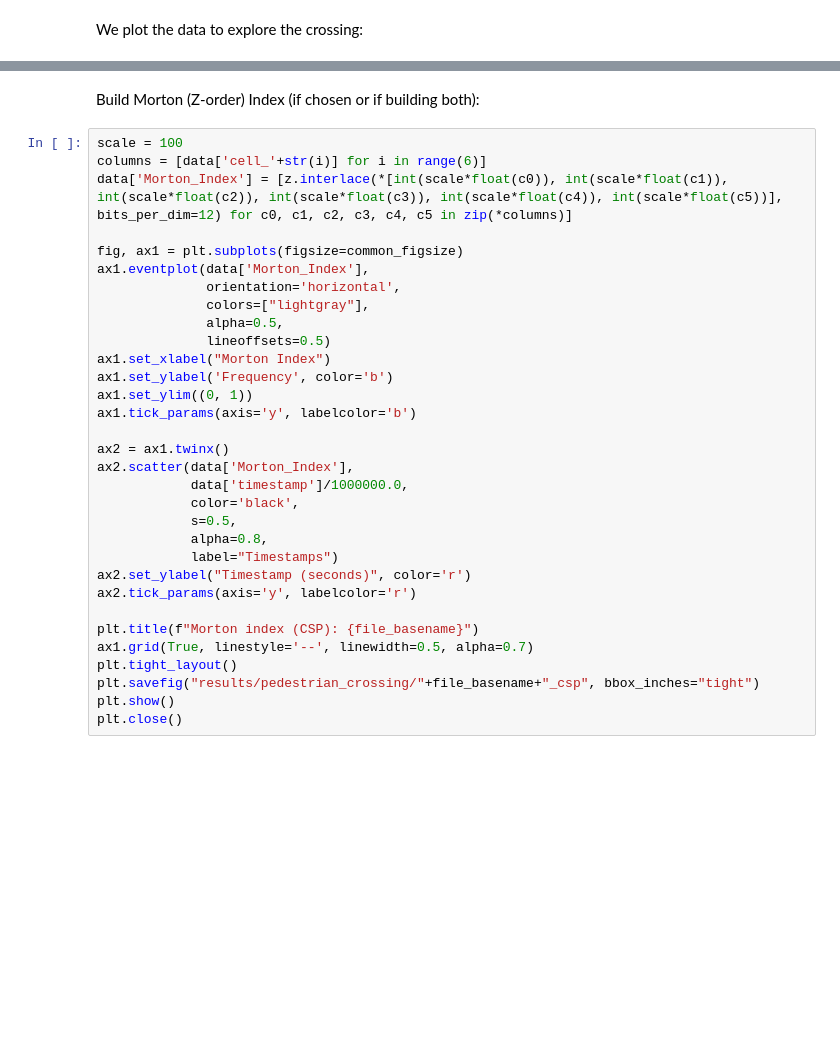
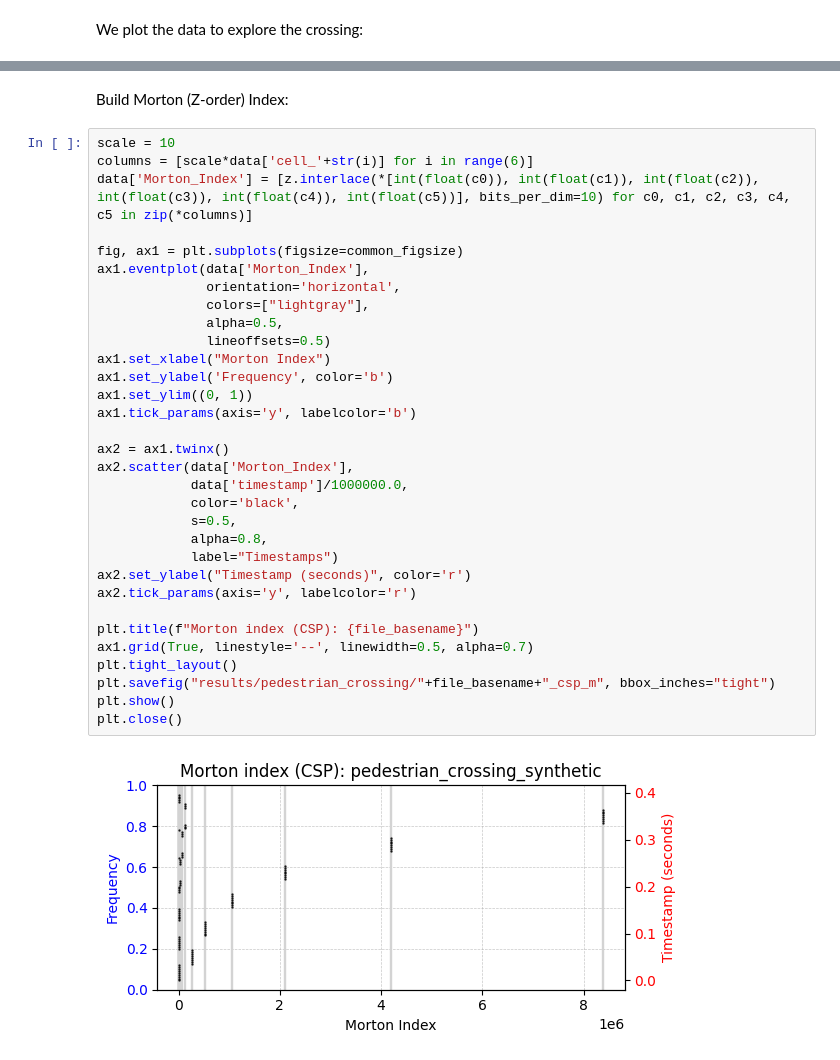
Before and after one commit to beatrizcabdan/DiverSFC, a Jupyter notebook: 250319_6D_pedestrian_crossing_csp.ipynb, the cells around one changed output, grey strips where cells are left out. Saved outputs shown, nothing was run; the diff lists cells and outputs as text; blank space fills up the shorter version.

```diff
--- a/250319_6D_pedestrian_crossing_csp.ipynb
+++ b/250319_6D_pedestrian_crossing_csp.ipynb
@@ -49,34 +53,36 @@ plt.close()
 # %% [markdown]
-Build Morton (Z-order) Index (if chosen or if building both):
+Build Morton (Z-order) Index:
 # %%
-scale = 100
-columns = [data['cell_'+str(i)] for i in range(6)]
-data['Morton_Index'] = [z.interlace(*[int(scale*float(c0)), int(scale*float(c1)), int(scale*float(c2)), int(scale*float(c3)), int(scale*float(c4)), int(scale*float(c5))], bits_per_dim=12) for c0, c1, c2, c3, c4, c5 in zip(*columns)]
+scale = 10
+columns = [scale*data['cell_'+str(i)] for i in range(6)]
+data['Morton_Index'] = [z.interlace(*[int(float(c0)), int(float(c1)), int(float(c2)), int(float(c3)), int(float(c4)), int(float(c5))], bits_per_dim=10) for c0, c1, c2, c3, c4, c5 in zip(*columns)]
 
 fig, ax1 = plt.subplots(figsize=common_figsize)
 ax1.eventplot(data['Morton_Index'],
               orientation='horizontal',
               colors=["lightgray"],
               alpha=0.5,
               lineoffsets=0.5)
 ax1.set_xlabel("Morton Index")
 ax1.set_ylabel('Frequency', color='b')
 ax1.set_ylim((0, 1))
 ax1.tick_params(axis='y', labelcolor='b')
 
 ax2 = ax1.twinx()
 ax2.scatter(data['Morton_Index'],
             data['timestamp']/1000000.0,
             color='black',
             s=0.5,
             alpha=0.8,
             label="Timestamps")
 ax2.set_ylabel("Timestamp (seconds)", color='r')
 ax2.tick_params(axis='y', labelcolor='r')
 
 plt.title(f"Morton index (CSP): {file_basename}")
 ax1.grid(True, linestyle='--', linewidth=0.5, alpha=0.7)
 plt.tight_layout()
-plt.savefig("results/pedestrian_crossing/"+file_basename+"_csp", bbox_inches="tight")
+plt.savefig("results/pedestrian_crossing/"+file_basename+"_csp_m", bbox_inches="tight")
 plt.show()
 plt.close()
+# %% [output]
+[figure, added]
```
Also changed, not shown: parts of 4 cells of this notebook.
